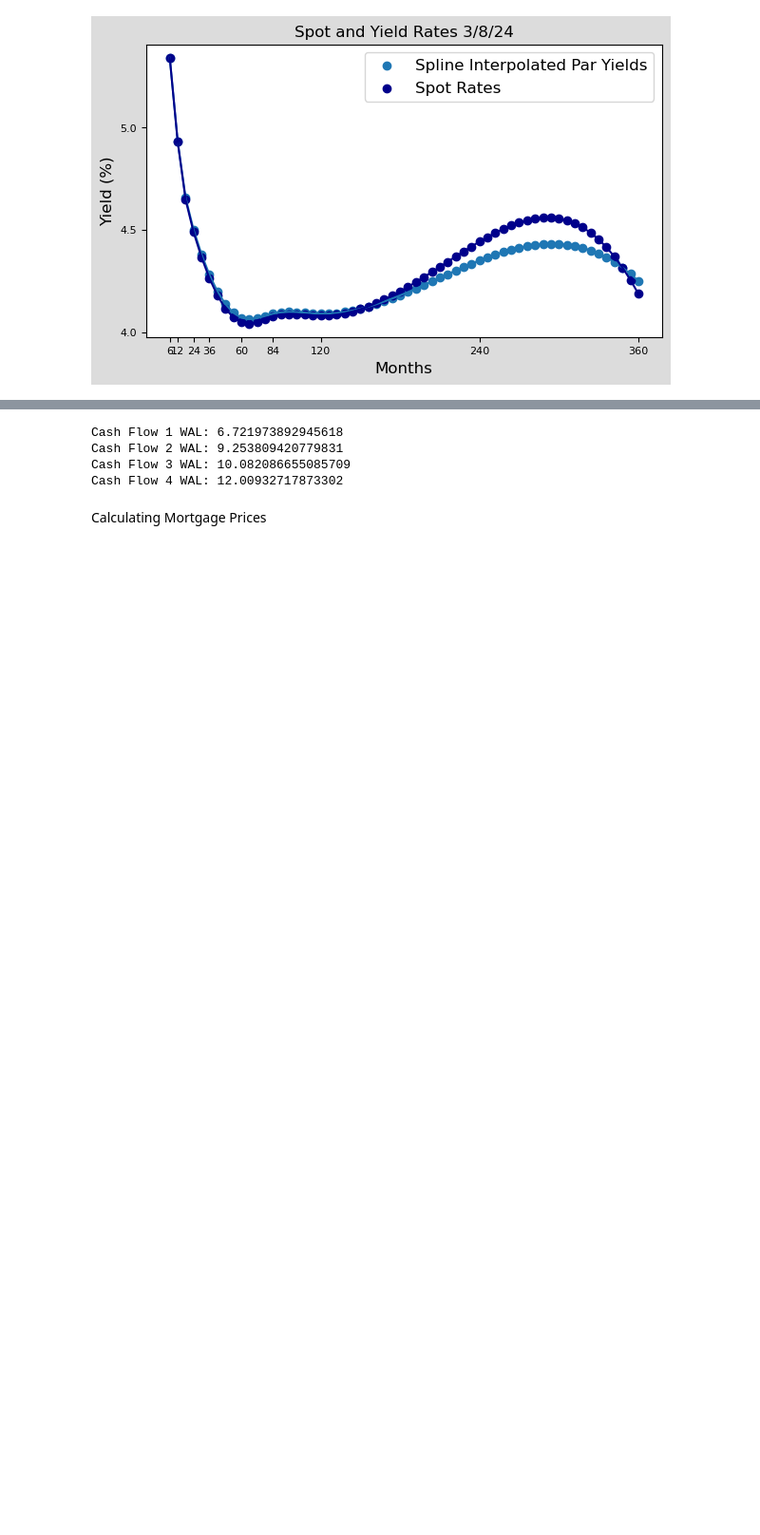
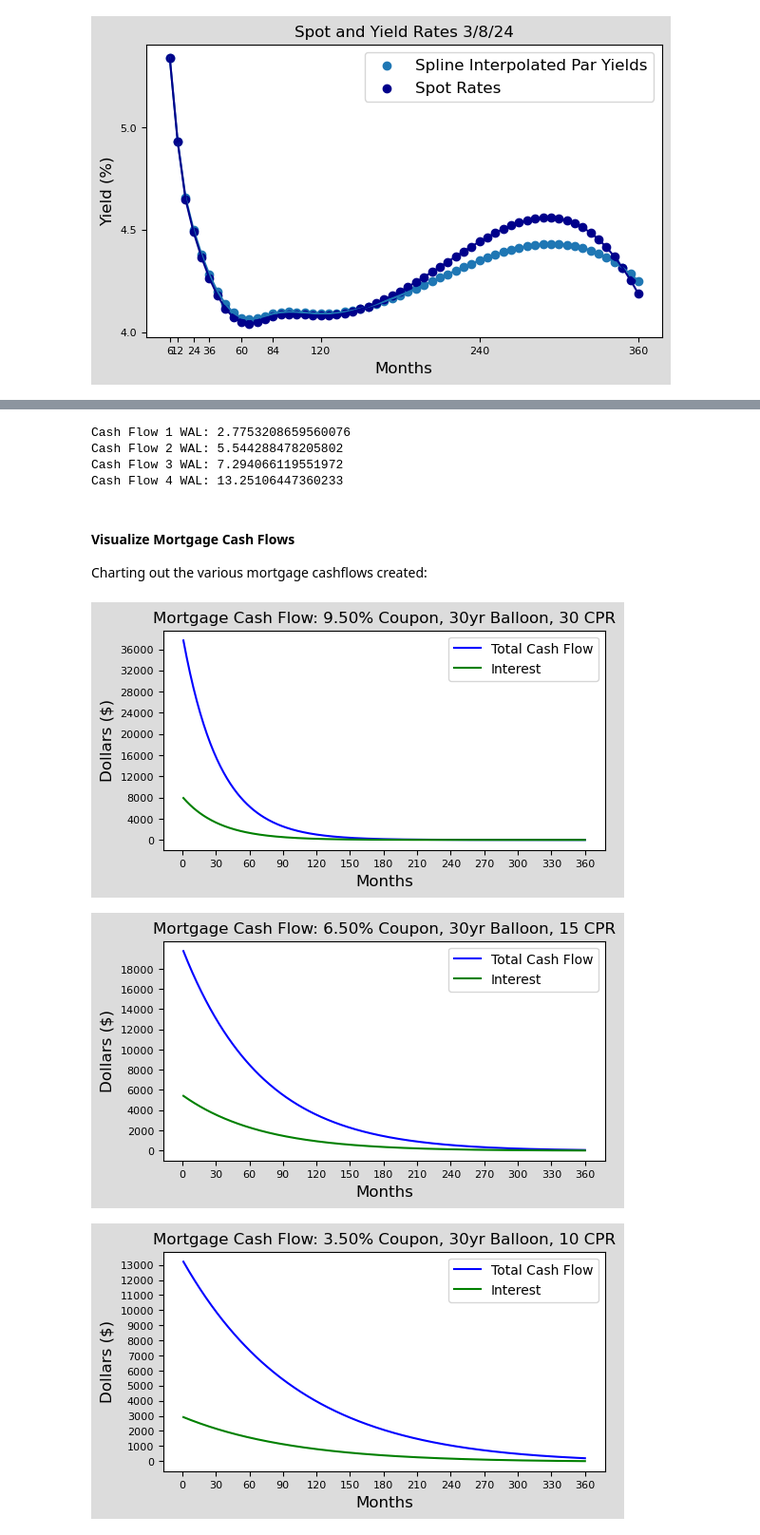
Before and after one commit to wrcarpenter/Z-Spread, a Jupyter notebook: z_spread.ipynb, the cells around one changed output, grey strips where cells are left out. Shown at 95% size. Saved outputs shown, nothing was run; the diff lists cells and outputs as text; code cells hidden in the pictures; blank space fills up the shorter version.

```diff
--- a/z_spread.ipynb
+++ b/z_spread.ipynb
@@ -52,18 +54,29 @@ Generate Mortgage Cashflows
 # %%
 # Define cashflows with various coupons and prepayment speeds
-cf_1 = mbs.cash_flow('03/29/2024', 8.50, 360, 360, 240, 0, 54, 12, 'CPR', 1000000)
-cf_2 = mbs.cash_flow('03/29/2024', 6.50, 360, 360, 240, 0, 54,  7, 'CPR', 1000000)
-cf_3 = mbs.cash_flow('03/29/2024', 3.50, 360, 360, 240, 0, 54,  5, 'CPR', 1000000)
-cf_4 = mbs.cash_flow('03/29/2024', 1.50, 360, 360, 240, 0, 54,  2, 'CPR', 1000000)
+cf_1 = mbs.cash_flow('03/29/2024', 9.50, 360, 360, 360, 0, 54, 30, 'CPR', 1000000)
+cf_2 = mbs.cash_flow('03/29/2024', 6.50, 360, 360, 360, 0, 54, 15, 'CPR', 1000000)
+cf_3 = mbs.cash_flow('03/29/2024', 3.50, 360, 360, 360, 0, 54, 10, 'CPR', 1000000)
+cf_4 = mbs.cash_flow('03/29/2024', 1.50, 360, 360, 360, 0, 54,  2, 'CPR', 1000000)
 # Printing outputs for WAL
 print("Cash Flow 1 WAL:", mbs.wal('3/29/2024', cf_1))
 print("Cash Flow 2 WAL:", mbs.wal('3/29/2024', cf_2))
 print("Cash Flow 3 WAL:", mbs.wal('3/29/2024', cf_3))
 print("Cash Flow 4 WAL:", mbs.wal('3/29/2024', cf_4))
 # %% [output]
-Cash Flow 1 WAL: 6.721973892945618
-Cash Flow 2 WAL: 9.253809420779831
-Cash Flow 3 WAL: 10.082086655085709
-Cash Flow 4 WAL: 12.00932717873302
+Cash Flow 1 WAL: 2.7753208659560076
+Cash Flow 2 WAL: 5.544288478205802
+Cash Flow 3 WAL: 7.294066119551972
+Cash Flow 4 WAL: 13.25106447360233
-# %% [markdown]
-Calculating Mortgage Prices
+# %% [markdown]
+#### Visualize Mortgage Cash Flows
+
+Charting out the various mortgage cashflows created:
+# %%
+chrts.cash_flow_plot(cf_1, 6, 3, "Mortgage Cash Flow: 9.50% Coupon, 30yr Balloon, 30 CPR")
+chrts.cash_flow_plot(cf_2, 6, 3, "Mortgage Cash Flow: 6.50% Coupon, 30yr Balloon, 15 CPR")
+chrts.cash_flow_plot(cf_3, 6, 3, "Mortgage Cash Flow: 3.50% Coupon, 30yr Balloon, 10 CPR")
+chrts.cash_flow_plot(cf_4, 6, 3, "Mortgage Cash Flow: 1.50% Coupon, 30yr Balloon,  2 CPR")
+# %% [output]
+[figure, added]
+[figure, added]
+[figure, added]
```
Also changed, not shown: parts of 12 cells of this notebook.
